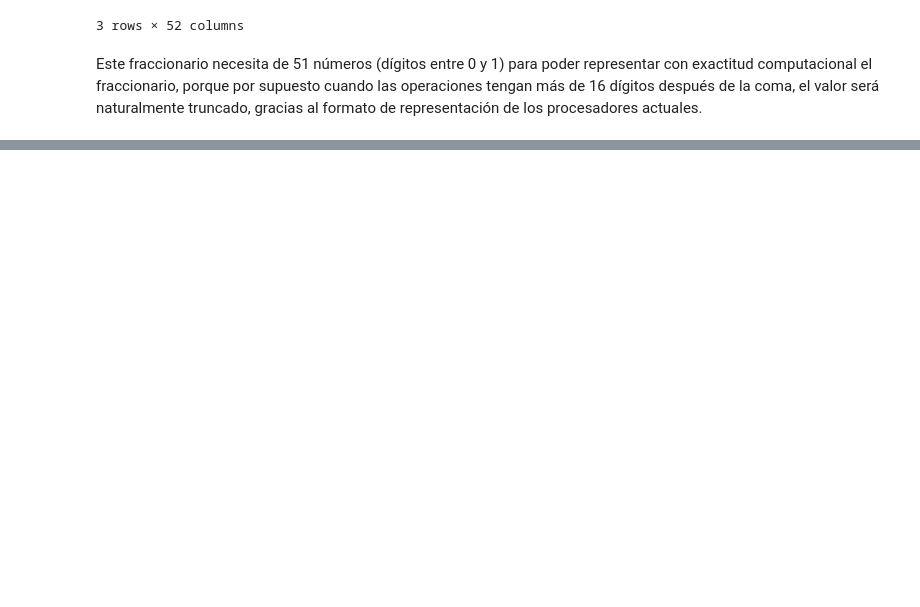
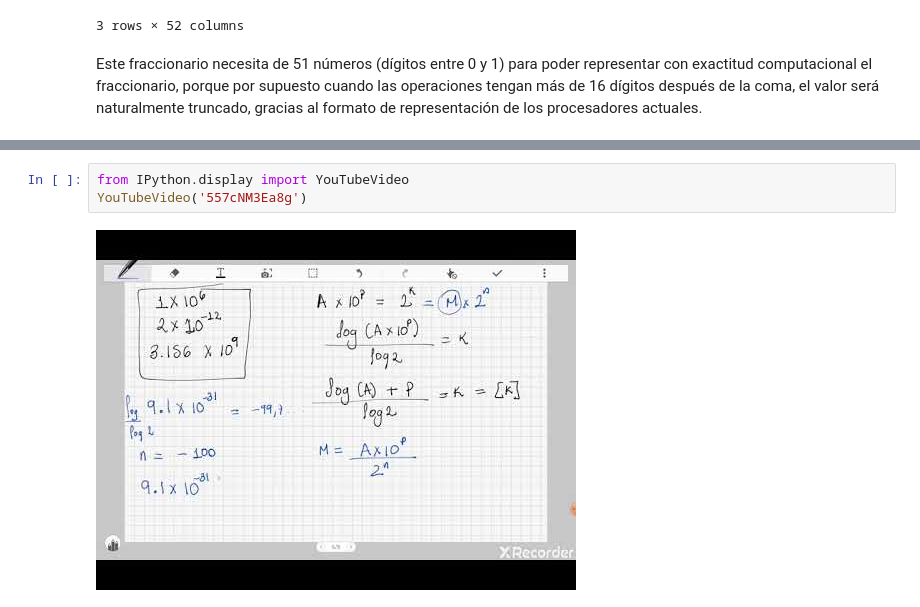
Before and after one commit to facjaramillo/Fundamentacion, a Jupyter notebook: _build/jupyter_execute/FundComputacion_Semana_1.ipynb, the cells around one changed output, grey strips where cells are left out. Drawn from its saved outputs; the diff is of its cells as text; blank space fills up the shorter version.

```diff
--- a/_build/jupyter_execute/FundComputacion_Semana_1.ipynb
+++ b/_build/jupyter_execute/FundComputacion_Semana_1.ipynb
@@ -194,0 +363,5 @@ Este fraccionario necesita de 51 números (dígitos entre 0 y 1) para poder repr
+# %%
+from IPython.display import YouTubeVideo
+YouTubeVideo('557cNM3Ea8g')
+# %% [output]
+[figure, added]
```
Also changed, not shown: parts of 23 cells of this notebook, 13 other files.
